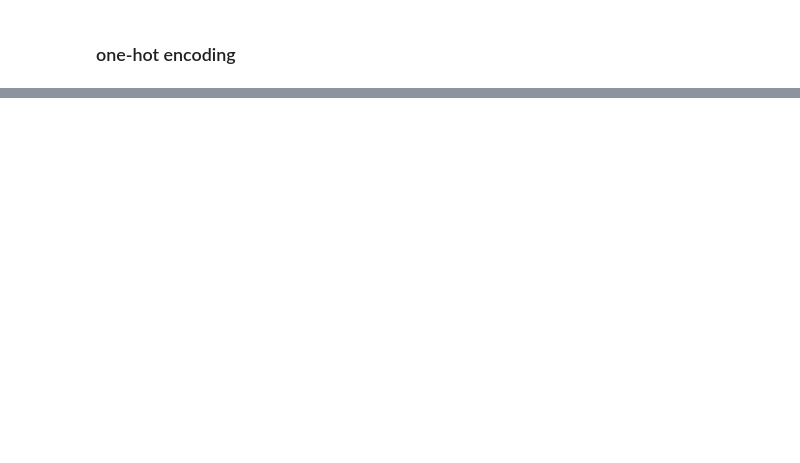
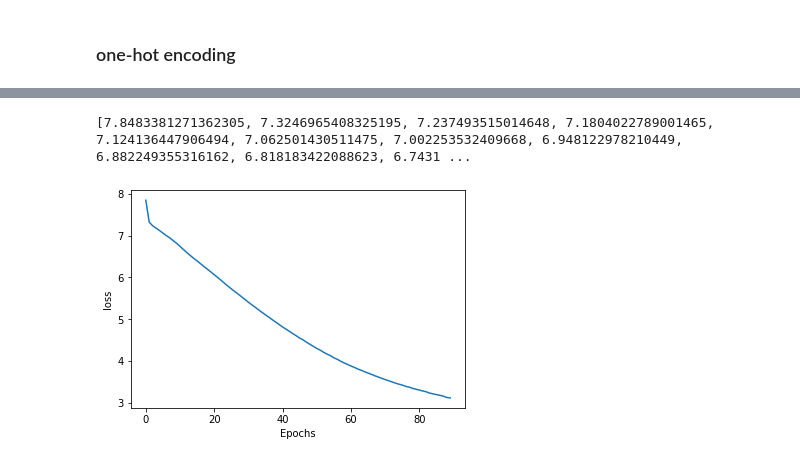
Before and after one commit to pajelonek/deep_learning_lab, a Jupyter notebook: lab4/lab4.ipynb, the cells around one changed output, grey strips where cells are left out. Saved outputs shown, nothing was run; the diff lists cells and outputs as text; code cells hidden in the pictures; blank space fills up the shorter version.

```diff
--- a/lab4/lab4.ipynb
+++ b/lab4/lab4.ipynb
@@ -200,0 +693,13 @@ Steps:
+# %%
+from keras.preprocessing.sequence import pad_sequences
+from tensorflow.keras.utils import to_categorical
+
+def generate_padded_sequences(input_sequences):
+    max_sequence_len = max([len(x) for x in input_sequences])
+    input_sequences = np.array(pad_sequences(input_sequences, maxlen=max_sequence_len, padding='pre'))
+
+    predictors, label = input_sequences[:,:-1],input_sequences[:,-1]
+    label = to_categorical(label, num_classes=total_words)
+    return predictors, label, max_sequence_len
+
+predictors, label, max_sequence_len = generate_padded_sequences(inp_sequences)
@@ -200,0 +708,21 @@ Steps:
+# %%
+def create_model(max_sequence_len, total_words):
+    input_len = max_sequence_len - 1
+    model = Sequential()
+
+    # Add Input Embedding Layer
+    model.add(Embedding(total_words, 10, input_length=input_len))
+
+    # Add Hidden Layer 1 - LSTM Layer
+    model.add(LSTM(100))
+    model.add(Dropout(0.2))
+
+    # Add Output Layer
+    model.add(Dense(total_words, activation='softmax'))
+
+    model.compile(loss='categorical_crossentropy', optimizer='adam')
+
+    return model
+
+model = create_model(max_sequence_len, total_words)
+model.summary()
@@ -200,0 +747,4 @@ Steps:
+# %%
+batch_size = 256
+epochs = 90
+history = model.fit(predictors, label, epochs=epochs, verbose=True, batch_size = batch_size)
@@ -200,0 +772,9 @@ Steps:
+# %%
+print(history.history['loss'])
+plt.plot(history.history['loss'])
+plt.xlabel("Epochs")
+plt.ylabel('loss')
+plt.show()
+# %% [output]
+[7.8483381271362305, 7.3246965408325195, 7.237493515014648, 7.1804022789001465, 7.124136447906494, 7.062501430511475, 7.002253532409668, 6.948122978210449, 6.882249355316162, 6.818183422088623, 6.7431 ...
+[figure, added]
```
Also changed, not shown: parts of 85 cells of this notebook, 2 other files.
